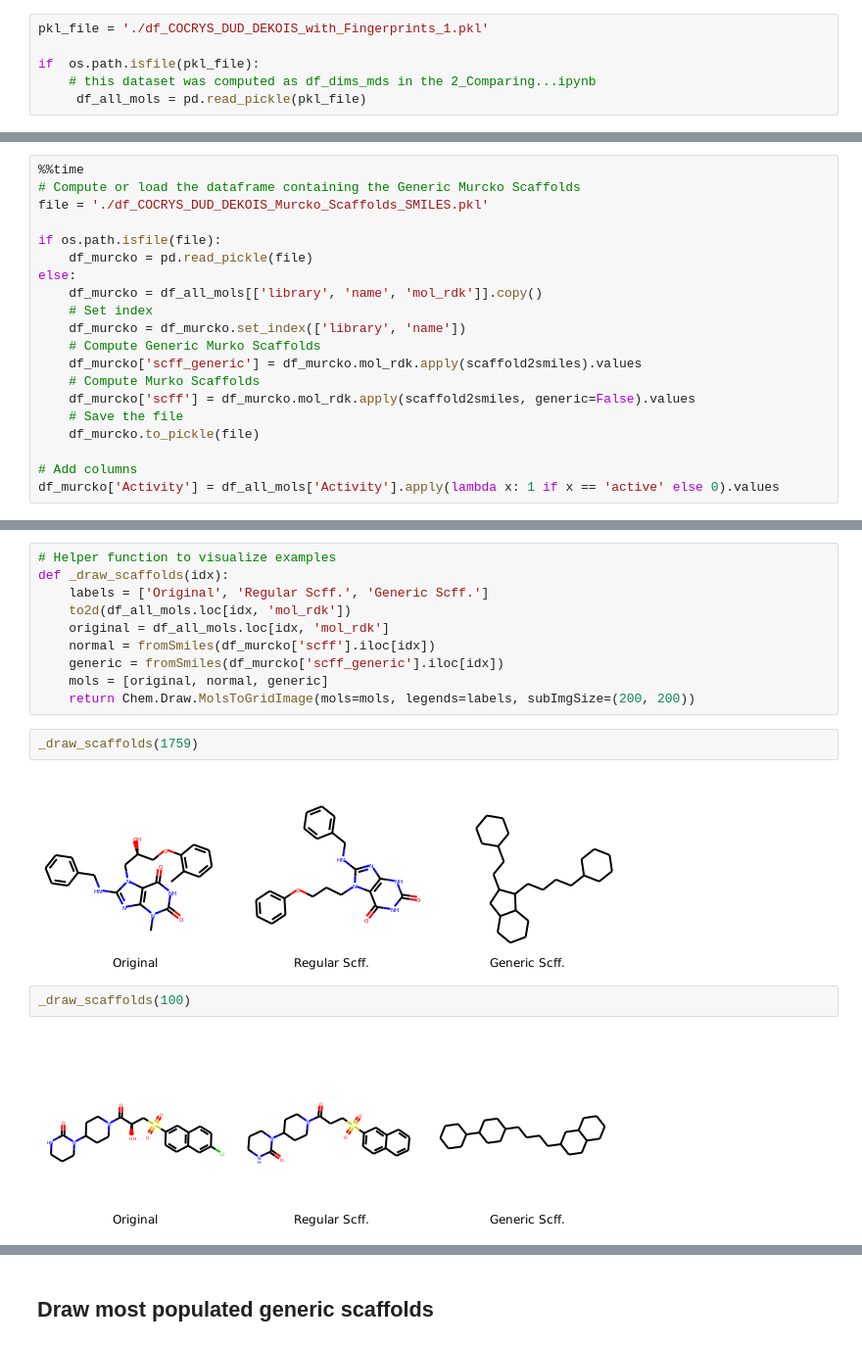
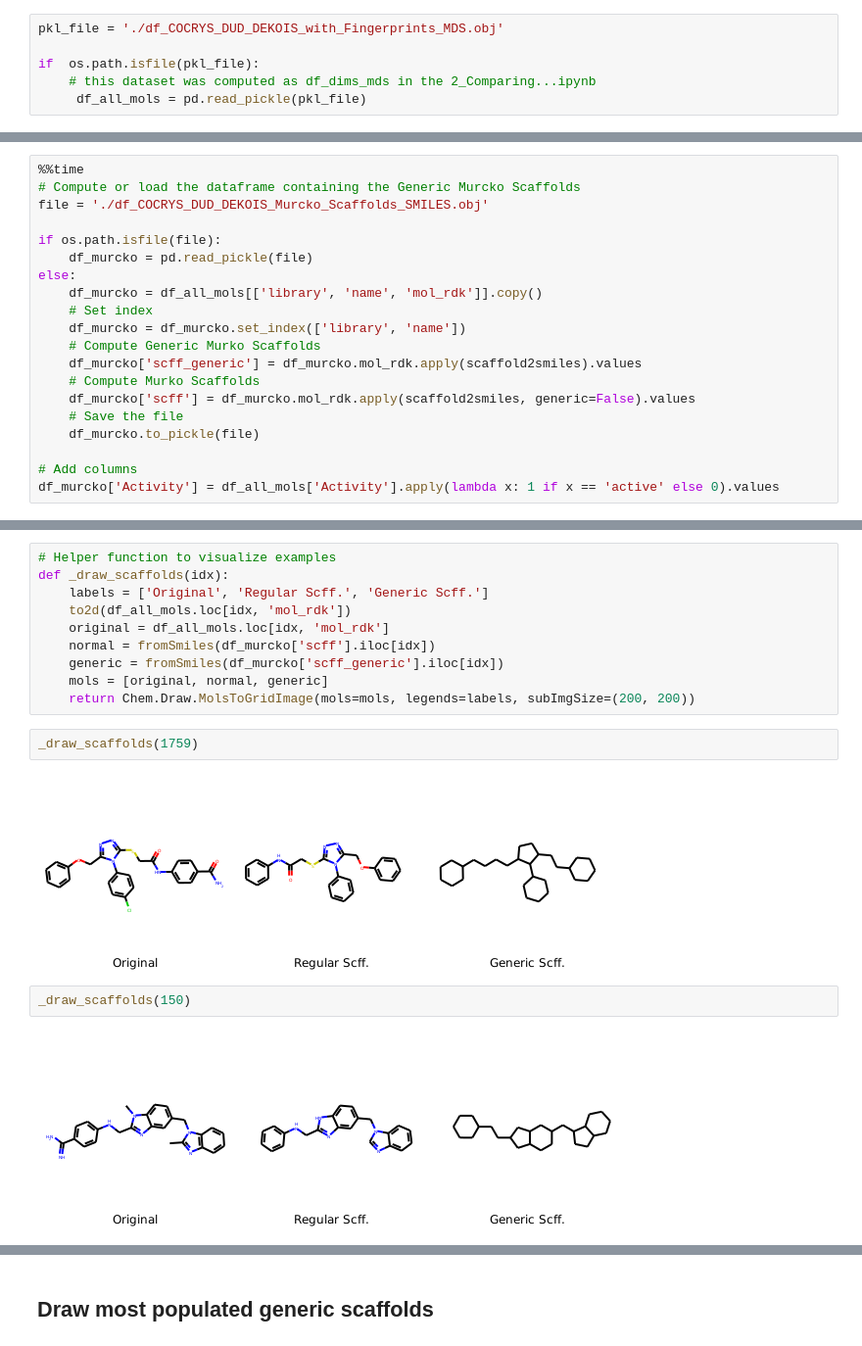
Before and after one commit to jRicciL/FXa-notebooks, a Jupyter notebook: 2_Docking_analysis/2_Murcko_Scaffolds.ipynb, the cells around one changed output, grey strips where cells are left out. Shown: that part at 98% size. Drawn from its saved outputs; the diff is of its cells as text.

```diff
--- a/2_Docking_analysis/2_Murcko_Scaffolds.ipynb
+++ b/2_Docking_analysis/2_Murcko_Scaffolds.ipynb
@@ -15,7 +15,7 @@ from rdkit import Chem
 # %% [markdown]
 ### Load the data
 # %%
-pkl_file = './df_COCRYS_DUD_DEKOIS_with_Fingerprints_1.pkl'
+pkl_file = './df_COCRYS_DUD_DEKOIS_with_Fingerprints_MDS.obj'
 
 if  os.path.isfile(pkl_file):
     # this dataset was computed as df_dims_mds in the 2_Comparing...ipynb
@@ -63,7 +63,7 @@ to2d = Chem.rdDepictor.Compute2DCoords
 # %%
 %%time
 # Compute or load the dataframe containing the Generic Murcko Scaffolds
-file = './df_COCRYS_DUD_DEKOIS_Murcko_Scaffolds_SMILES.pkl'
+file = './df_COCRYS_DUD_DEKOIS_Murcko_Scaffolds_SMILES.obj'
 
 if os.path.isfile(file):
     df_murcko = pd.read_pickle(file)
@@ -165,11 +165,11 @@ def _draw_scaffolds(idx):
 # %%
 _draw_scaffolds(1759)
 # %% [output]
-[figure, old version]
+[figure, new version]
 # %%
-_draw_scaffolds(100)
+_draw_scaffolds(150)
 # %% [output]
-[figure, old version]
+[figure, new version]
 # %%
 _draw_scaffolds(10)
 # %% [output]
```
Also changed, not shown: parts of 20 cells of this notebook.
